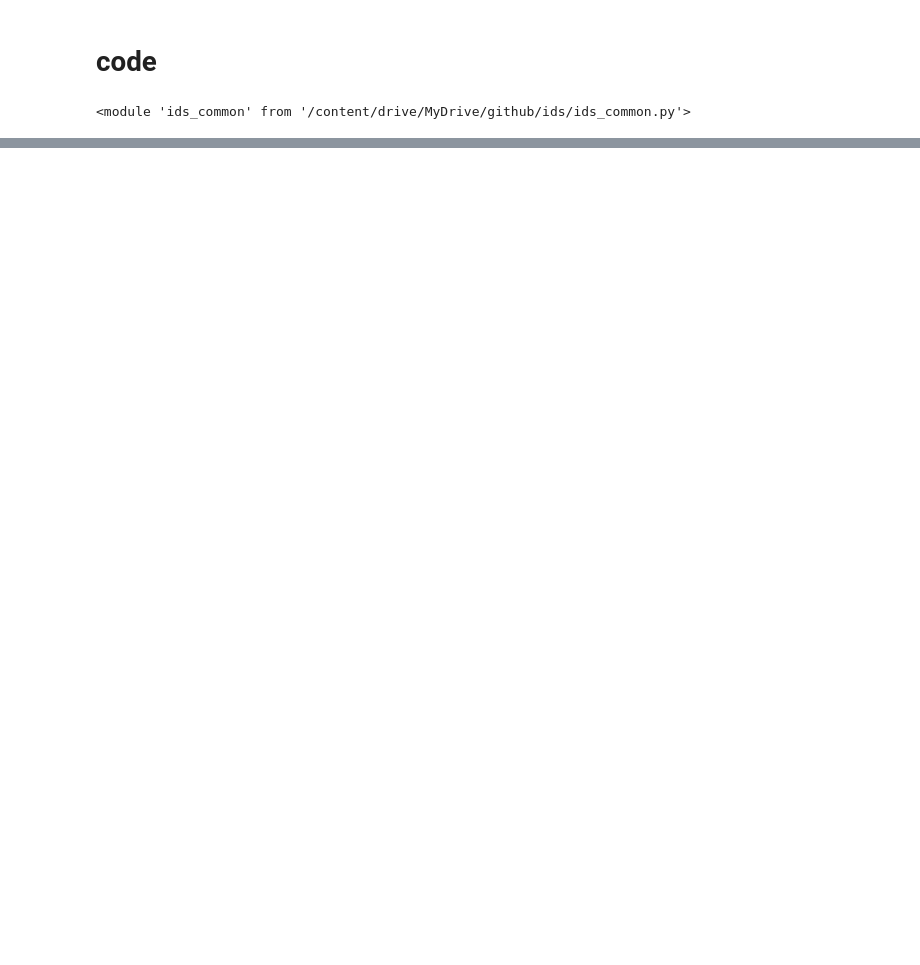
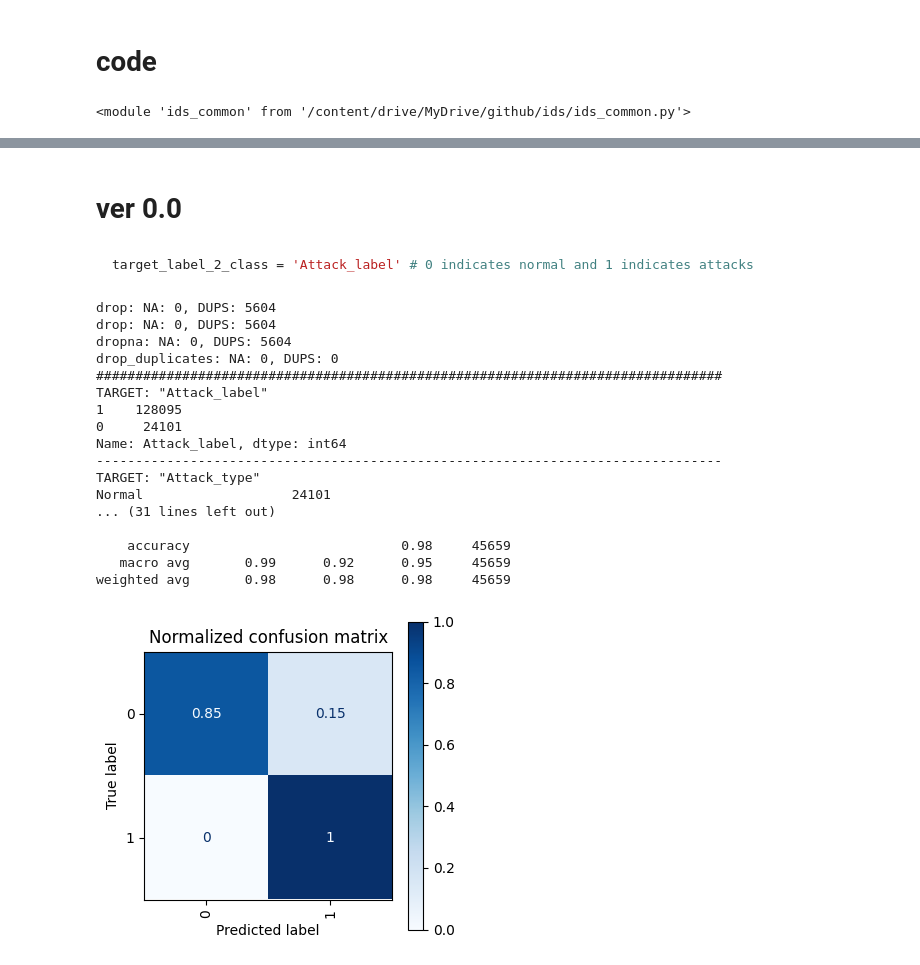
Before and after one commit to pro1710/ids, a Jupyter notebook: colab.ipynb, the cells around one changed output, grey strips where cells are left out. Drawn from its saved outputs; the diff is of its cells as text; code cells hidden in the pictures; blank space fills up the shorter version.

````diff
--- a/colab.ipynb
+++ b/colab.ipynb
@@ -204,0 +267,67 @@ Attack_label  http.response
+# %% [markdown]
+# ver 0.0
+# %% [markdown]
+``` python
+target_label_2_class = 'Attack_label' # 0 indicates normal and 1 indicates attacks
+```
+# %%
+df  = ids_common.prepare_dataset(path_to_dataset)
+
+X_train, X_test, y_train, y_test = dataset_split(df, target_label_2_class)
+
+if False:
+    tree_param = {'criterion':['gini','entropy', 'log_loss'],
+                'max_depth':[4,5,6,7,8,16,32,48,64,80,96,124,148]}
+
+    dt_cls = DecisionTreeClassifier(random_state=SEED)
+    grid_search = GridSearchCV(cls, tree_param)
+
+    grid_search.fit(X_train, y_train)
+
+    print('Tuned:')
+    print('Parms: ', grid_search.best_params_)
+    print('Score:', grid_search.best_score_)
+
+    dt_cls = grid_search.best_estimator_
+else:
+    best_params = {'criterion': 'entropy', 'max_depth': 8}
+    dt_cls = DecisionTreeClassifier(**best_params, random_state=SEED)
+
+dt_cls.fit(X_train, y_train)
+y_train_predict = dt_cls.predict(X_train)
+y_test_predict = dt_cls.predict(X_test)
+
+report(y_train, y_train_predict, y_test, y_test_predict)
+
+title='Normalized confusion matrix'
+
+disp = ConfusionMatrixDisplay.from_predictions(
+    y_test,
+    y_test_predict,
+    # display_labels=Attack_type_classes,
+    cmap=plt.cm.Blues,
+    normalize='true',
+)
+disp.ax_.set_title(title)
+disp.figure_.set_size_inches(4, 4, forward=True)
+plt.xticks(rotation=90)
+plt.show()
+# %% [output]
+drop: NA: 0, DUPS: 5604
+drop: NA: 0, DUPS: 5604
+dropna: NA: 0, DUPS: 5604
+drop_duplicates: NA: 0, DUPS: 0
+################################################################################
+TARGET: "Attack_label"
+1    128095
+0     24101
+Name: Attack_label, dtype: int64
+--------------------------------------------------------------------------------
+TARGET: "Attack_type"
+Normal                   24101
+... (31 lines left out)
+
+    accuracy                           0.98     45659
+   macro avg       0.99      0.92      0.95     45659
+weighted avg       0.98      0.98      0.98     45659
+[figure, added]
````
Also changed, not shown: parts of 7 cells of this notebook.
